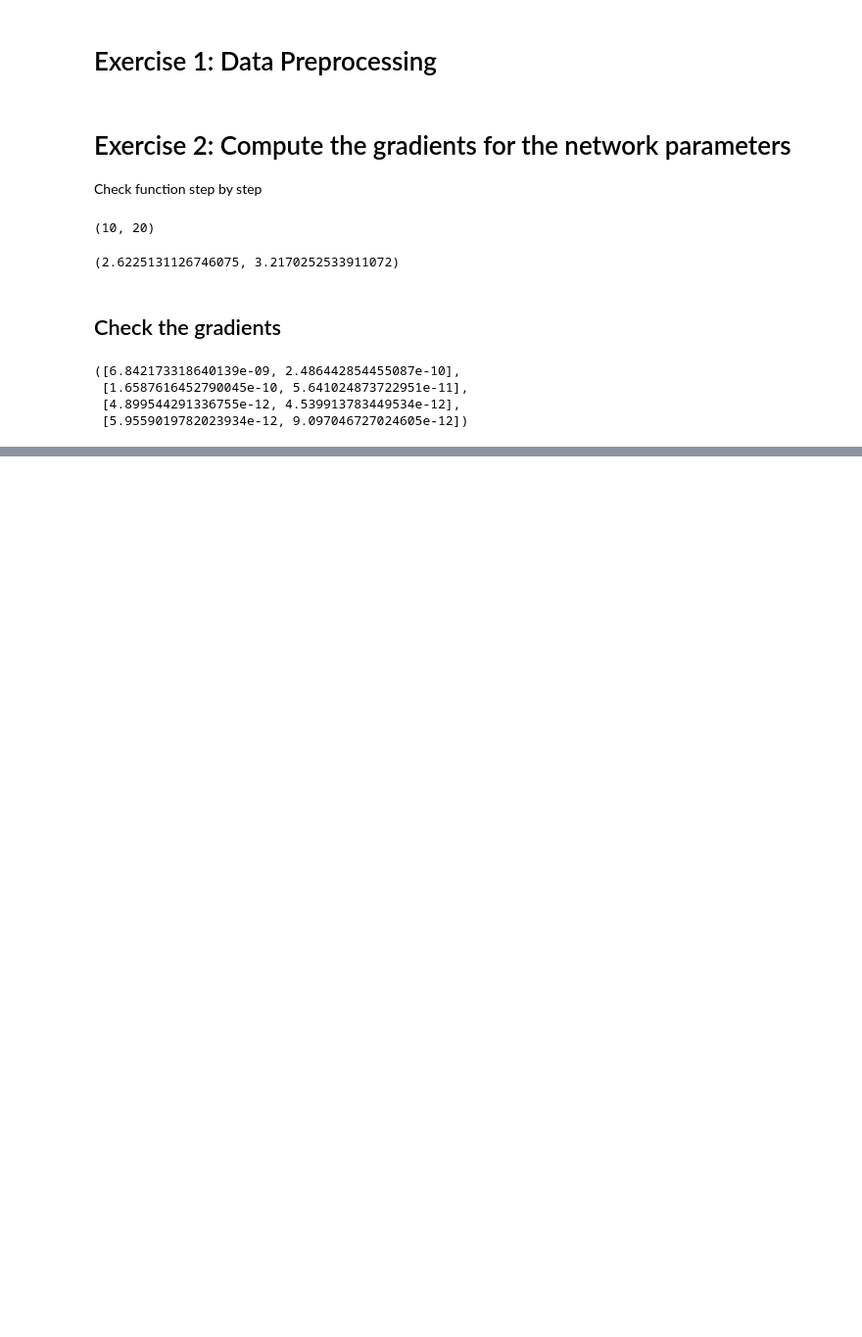
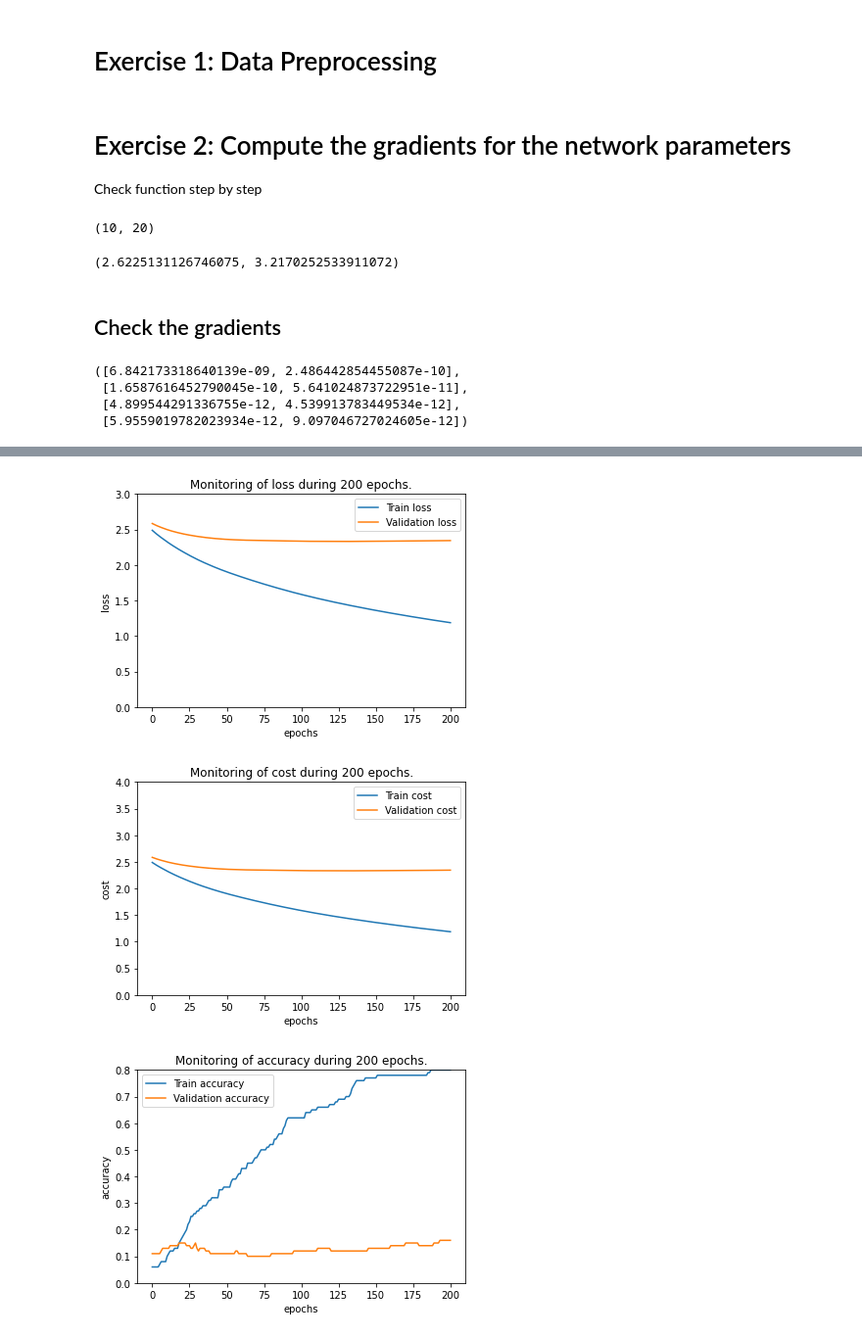
Before and after one commit to KenzaB27/dl_labs, a Jupyter notebook: lab3/experiments.ipynb, the cells around one changed output, grey strips where cells are left out. Shown at 98% size. Drawn from its saved outputs; the diff is of its cells as text; code cells hidden in the pictures; blank space fills up the shorter version.

```diff
--- a/lab3/experiments.ipynb
+++ b/lab3/experiments.ipynb
@@ -133,0 +156,6 @@ for l in lambdas:
+# %%
+importlib.reload(mlp)
+net = mlp.MLP(lamda=0)
+data_100 = {"X_train": X_train[:,:100], "y_train": y_train[:100], "Y_train": Y_train[:,:100], "X_val":X_val[:,:100], "y_val": y_val[:100], "Y_val": Y_val[:,:100]}
+GDparams = {"n_batch":100, "n_epochs":200, "eta":1e-3, "exp":"test_grad"}
+net.mini_batch_gd(data_100, GDparams, verbose=True, backup=True)
@@ -133,0 +180,8 @@ for l in lambdas:
+# %%
+net.plot_metric(GDparams, metric="loss", cyclic=False)
+net.plot_metric(GDparams, metric="cost", cyclic=False)
+net.plot_metric(GDparams, metric="accuracy", cyclic=False)
+# %% [output]
+[figure, added]
+[figure, added]
+[figure, added]
```
Also changed, not shown: parts of 4 cells of this notebook, 2 other files.
